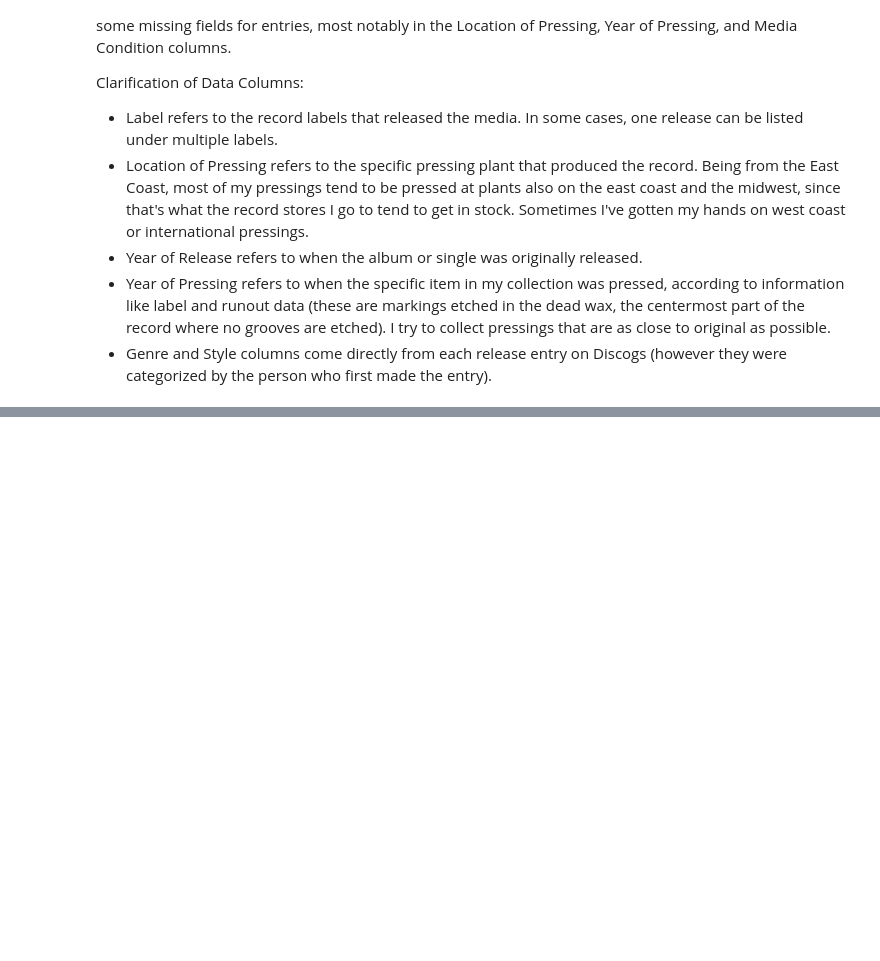
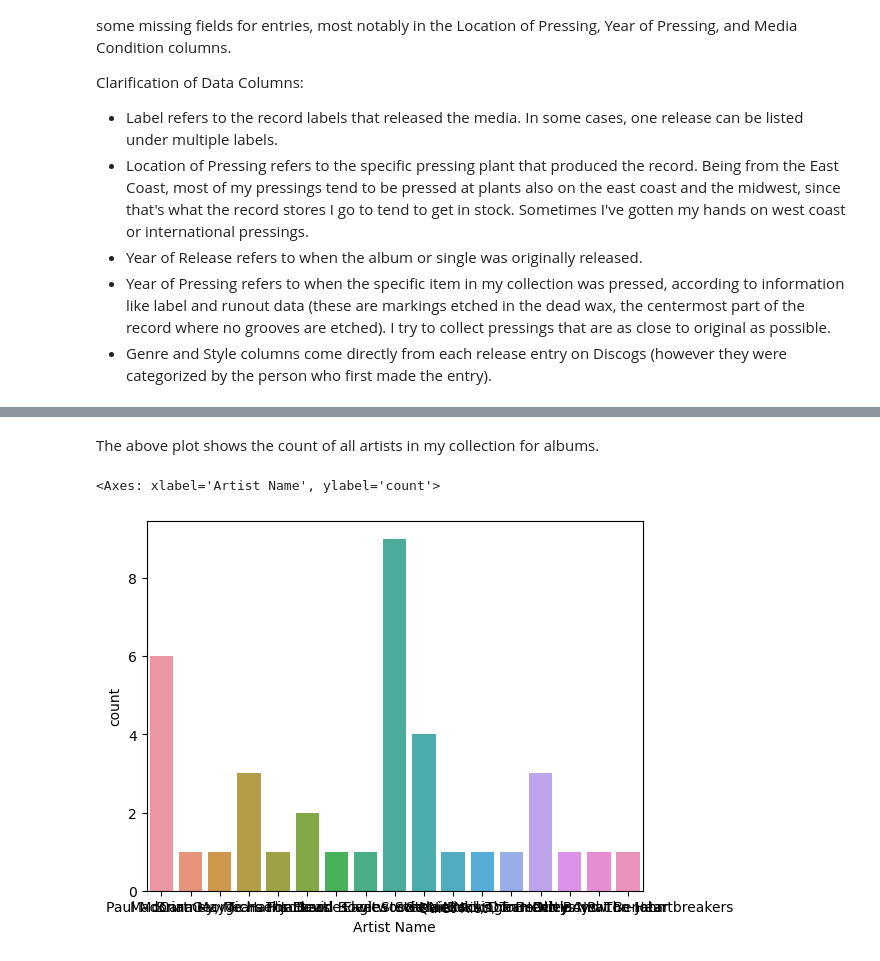
Before and after one commit to rawsodium/discogra.py, a Jupyter notebook: visualizations.ipynb, the cells around one changed output, grey strips where cells are left out. Saved outputs shown, nothing was run; the diff lists cells and outputs as text; code cells hidden in the pictures; blank space fills up the shorter version.

```diff
--- a/visualizations.ipynb
+++ b/visualizations.ipynb
@@ -19,0 +29,7 @@ Clarification of Data Columns:
+# %% [markdown]
+The above plot shows the count of all artists in my collection for albums.
+# %%
+sns.countplot(x=singles["Artist Name"])
+# %% [output]
+<Axes: xlabel='Artist Name', ylabel='count'>
+[figure, added]
```
Also changed, not shown: parts of 1 cell of this notebook.
